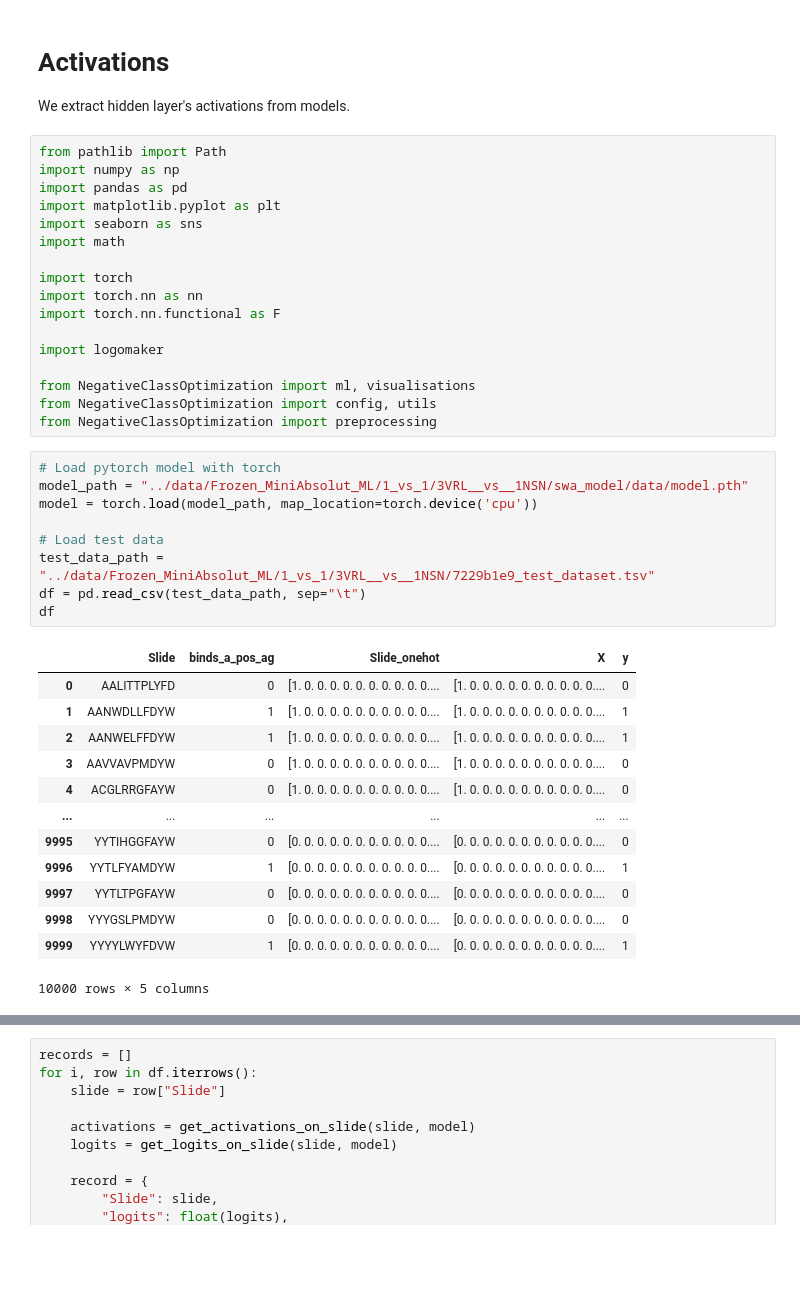
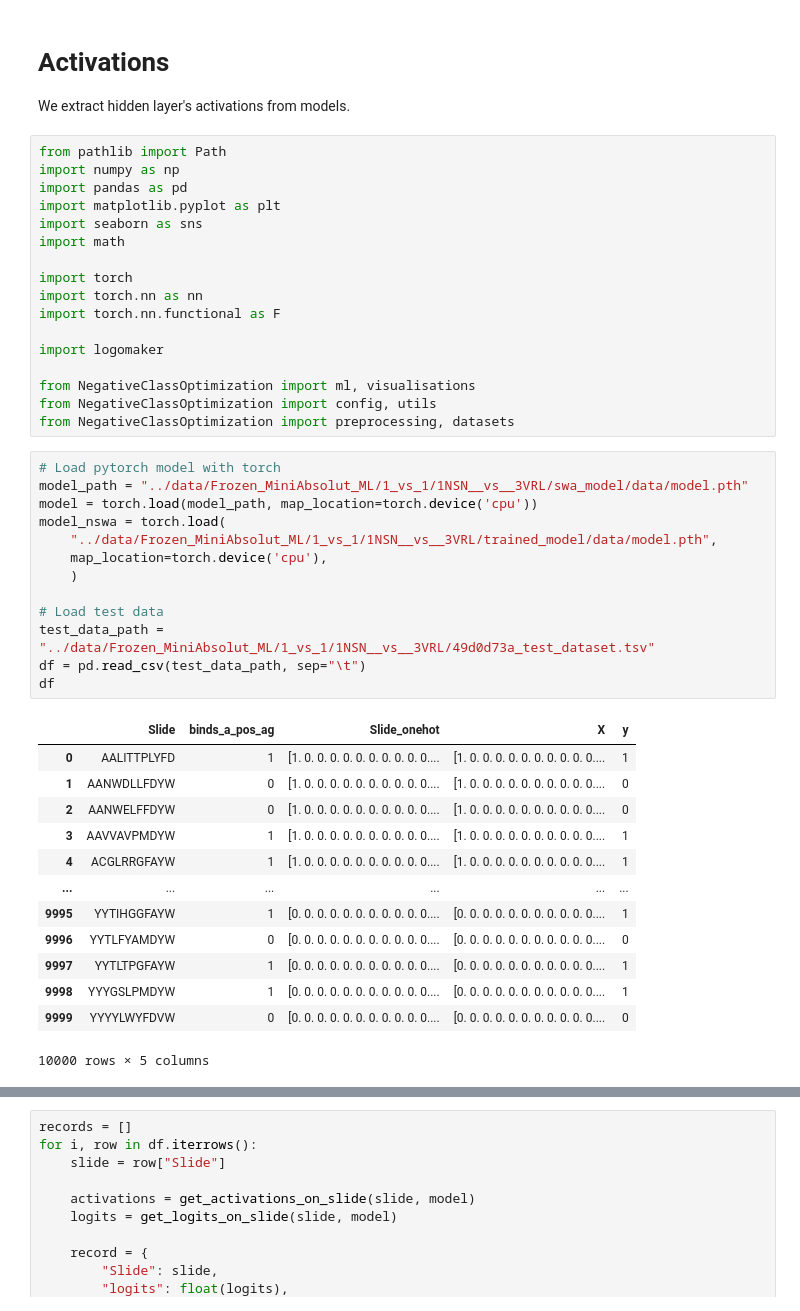
Before and after one commit to csi-greifflab/negative-class-optimization, a Jupyter notebook: notebooks/07d_Activations.ipynb, the cells around one changed output, grey strips where cells are left out. Drawn from its saved outputs; the diff is of its cells as text; blank space fills up the shorter version.

```diff
--- a/notebooks/07d_Activations.ipynb
+++ b/notebooks/07d_Activations.ipynb
@@ -18,29 +18,33 @@ import logomaker
 
 from NegativeClassOptimization import ml, visualisations
 from NegativeClassOptimization import config, utils
-from NegativeClassOptimization import preprocessing
+from NegativeClassOptimization import preprocessing, datasets
 # %%
 # Load pytorch model with torch
-model_path = "../data/Frozen_MiniAbsolut_ML/1_vs_1/3VRL__vs__1NSN/swa_model/data/model.pth"
+model_path = "../data/Frozen_MiniAbsolut_ML/1_vs_1/1NSN__vs__3VRL/swa_model/data/model.pth"
 model = torch.load(model_path, map_location=torch.device('cpu'))
+model_nswa = torch.load(
+    "../data/Frozen_MiniAbsolut_ML/1_vs_1/1NSN__vs__3VRL/trained_model/data/model.pth",
+    map_location=torch.device('cpu'),
+    )
 
 # Load test data
-test_data_path = "../data/Frozen_MiniAbsolut_ML/1_vs_1/3VRL__vs__1NSN/7229b1e9_test_dataset.tsv"
+test_data_path = "../data/Frozen_MiniAbsolut_ML/1_vs_1/1NSN__vs__3VRL/49d0d73a_test_dataset.tsv"
 df = pd.read_csv(test_data_path, sep="\t")
 df
 # %% [output]
 |  | Slide | binds_a_pos_ag | Slide_onehot | X | y |
-| 0 | AALITTPLYFD | 0 | [1. 0. 0. 0. 0. 0. 0. 0. 0. 0. 0.... | [1. 0. 0. 0. 0. 0. 0. 0. 0. 0. 0.... | 0 |
-| 1 | AANWDLLFDYW | 1 | [1. 0. 0. 0. 0. 0. 0. 0. 0. 0. 0.... | [1. 0. 0. 0. 0. 0. 0. 0. 0. 0. 0.... | 1 |
-| 2 | AANWELFFDYW | 1 | [1. 0. 0. 0. 0. 0. 0. 0. 0. 0. 0.... | [1. 0. 0. 0. 0. 0. 0. 0. 0. 0. 0.... | 1 |
-| 3 | AAVVAVPMDYW | 0 | [1. 0. 0. 0. 0. 0. 0. 0. 0. 0. 0.... | [1. 0. 0. 0. 0. 0. 0. 0. 0. 0. 0.... | 0 |
-| 4 | ACGLRRGFAYW | 0 | [1. 0. 0. 0. 0. 0. 0. 0. 0. 0. 0.... | [1. 0. 0. 0. 0. 0. 0. 0. 0. 0. 0.... | 0 |
+| 0 | AALITTPLYFD | 1 | [1. 0. 0. 0. 0. 0. 0. 0. 0. 0. 0.... | [1. 0. 0. 0. 0. 0. 0. 0. 0. 0. 0.... | 1 |
+| 1 | AANWDLLFDYW | 0 | [1. 0. 0. 0. 0. 0. 0. 0. 0. 0. 0.... | [1. 0. 0. 0. 0. 0. 0. 0. 0. 0. 0.... | 0 |
+| 2 | AANWELFFDYW | 0 | [1. 0. 0. 0. 0. 0. 0. 0. 0. 0. 0.... | [1. 0. 0. 0. 0. 0. 0. 0. 0. 0. 0.... | 0 |
+| 3 | AAVVAVPMDYW | 1 | [1. 0. 0. 0. 0. 0. 0. 0. 0. 0. 0.... | [1. 0. 0. 0. 0. 0. 0. 0. 0. 0. 0.... | 1 |
+| 4 | ACGLRRGFAYW | 1 | [1. 0. 0. 0. 0. 0. 0. 0. 0. 0. 0.... | [1. 0. 0. 0. 0. 0. 0. 0. 0. 0. 0.... | 1 |
 | ... | ... | ... | ... | ... | ... |
-| 9995 | YYTIHGGFAYW | 0 | [0. 0. 0. 0. 0. 0. 0. 0. 0. 0. 0.... | [0. 0. 0. 0. 0. 0. 0. 0. 0. 0. 0.... | 0 |
-| 9996 | YYTLFYAMDYW | 1 | [0. 0. 0. 0. 0. 0. 0. 0. 0. 0. 0.... | [0. 0. 0. 0. 0. 0. 0. 0. 0. 0. 0.... | 1 |
-| 9997 | YYTLTPGFAYW | 0 | [0. 0. 0. 0. 0. 0. 0. 0. 0. 0. 0.... | [0. 0. 0. 0. 0. 0. 0. 0. 0. 0. 0.... | 0 |
-| 9998 | YYYGSLPMDYW | 0 | [0. 0. 0. 0. 0. 0. 0. 0. 0. 0. 0.... | [0. 0. 0. 0. 0. 0. 0. 0. 0. 0. 0.... | 0 |
-| 9999 | YYYYLWYFDVW | 1 | [0. 0. 0. 0. 0. 0. 0. 0. 0. 0. 0.... | [0. 0. 0. 0. 0. 0. 0. 0. 0. 0. 0.... | 1 |
+| 9995 | YYTIHGGFAYW | 1 | [0. 0. 0. 0. 0. 0. 0. 0. 0. 0. 0.... | [0. 0. 0. 0. 0. 0. 0. 0. 0. 0. 0.... | 1 |
+| 9996 | YYTLFYAMDYW | 0 | [0. 0. 0. 0. 0. 0. 0. 0. 0. 0. 0.... | [0. 0. 0. 0. 0. 0. 0. 0. 0. 0. 0.... | 0 |
+| 9997 | YYTLTPGFAYW | 1 | [0. 0. 0. 0. 0. 0. 0. 0. 0. 0. 0.... | [0. 0. 0. 0. 0. 0. 0. 0. 0. 0. 0.... | 1 |
+| 9998 | YYYGSLPMDYW | 1 | [0. 0. 0. 0. 0. 0. 0. 0. 0. 0. 0.... | [0. 0. 0. 0. 0. 0. 0. 0. 0. 0. 0.... | 1 |
+| 9999 | YYYYLWYFDVW | 0 | [0. 0. 0. 0. 0. 0. 0. 0. 0. 0. 0.... | [0. 0. 0. 0. 0. 0. 0. 0. 0. 0. 0.... | 0 |
 10000 rows × 5 columns
 # %%
 def get_activations_on_slide(slide: str, model: nn.Module):
```
Also changed, not shown: parts of 28 cells of this notebook, 12 other files.
